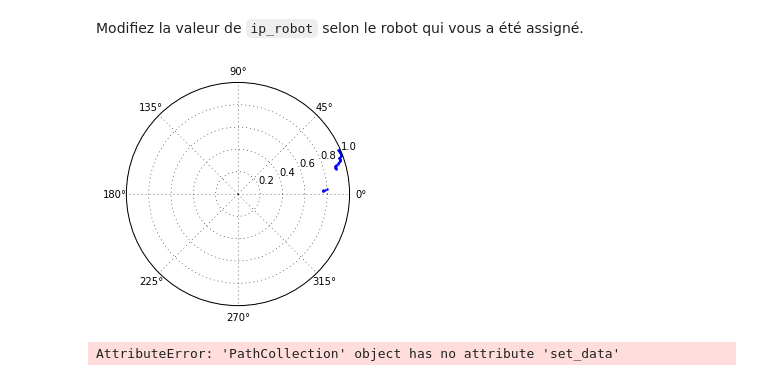
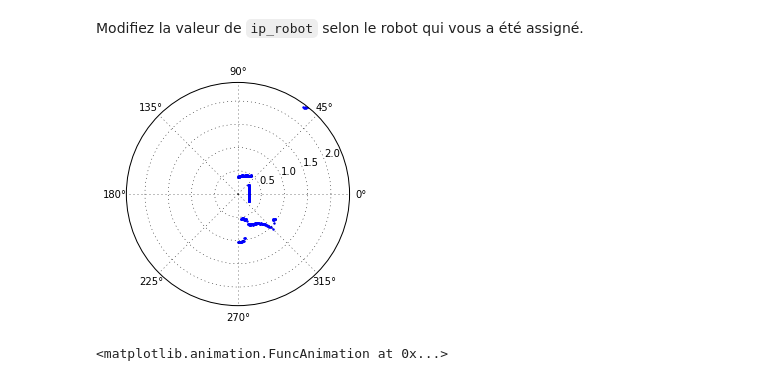
Before and after one commit to davidlandry93/glo4001, a Jupyter notebook: Lab d'essai.ipynb, the cells around one changed output. Saved outputs shown, nothing was run; the diff lists cells and outputs as text; code cells hidden in the pictures.

```diff
--- a/Lab d'essai.ipynb
+++ b/Lab d'essai.ipynb
@@ -28,33 +29,44 @@ robot.connect()
 # %%
 robot.listen_to(Sensors.hokuyo)
 # %%
-last_data = robot.read_sensor_data(Sensors.hokuyo)[0]['msg']
+fig, ax = plt.subplots(1,1, subplot_kw=dict(projection='polar'))
+
+ax.grid(True)
+ax.set_rmax(3.0)
+ax.set_rmin(0.0)
+
+last_data = robot.read_sensor_data(Sensors.hokuyo)['msg']
 ranges = np.array(last_data['ranges'])
 angles = np.arange(last_data['angle_min'], last_data['angle_max'] + last_data['angle_increment'],
                    last_data['angle_increment'])
 
 ranges = ranges.astype('float32')
 
-fig, ax = plt.subplots(1,1, subplot_kw=dict(projection='polar'))
-scatter_plot = ax.scatter(angles, ranges, color='b', s=2)
-ax.grid(True)
-ax.set_rmax(1.0)
+
+scatter_plot = ax.scatter(angles, ranges, color='b', s=2, animated=True)
 
 plt.show()
 # %% [output]
-[figure, old version]
+[figure, new version]
 # %%
 def init_frame():
-    scatter_plot.set_data([],[])
+    scatter_plot.set_array([])
     return (scatter_plot,)
 
 def animate(_):
-    last_data = robot.read_sensor_data(Sensors.hokuyo)[0]['msg']
+    last_data = robot.read_sensor_data(Sensors.hokuyo)['msg']
     ranges = np.array(last_data['ranges'])
     angles = np.arange(last_data['angle_min'], last_data['angle_max'] + last_data['angle_increment'],
                        last_data['angle_increment'])
 
-anim = animation.FuncAnimation(fig, animate, init_func=init_frame,
-                                       frames=10, interval=100, blit=True)
+    scatter_plot.set_array(ranges)
+
+    return scatter_plot,
+
+time.sleep(15)
+anim = animation.FuncAnimation(fig, animate,frames=100, interval=20, blit=True)
-# %% [output]
-AttributeError: 'PathCollection' object has no attribute 'set_data'
+# %%
+mpl.rc('animation', html='html5')
+anim
+# %% [output]
+<matplotlib.animation.FuncAnimation at 0x...>
```
Also changed, not shown: parts of 1 cell of this notebook, 1 other file.
